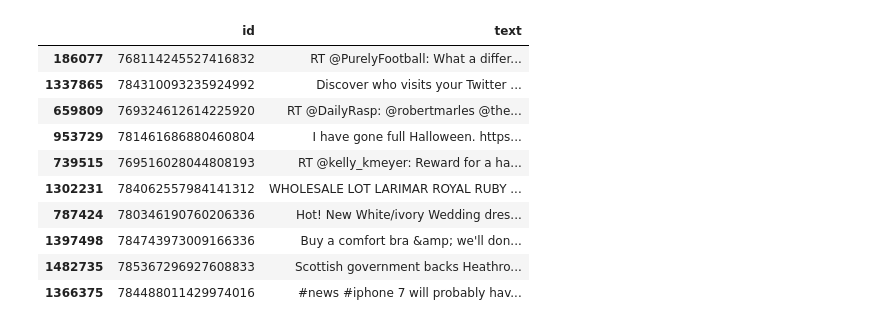
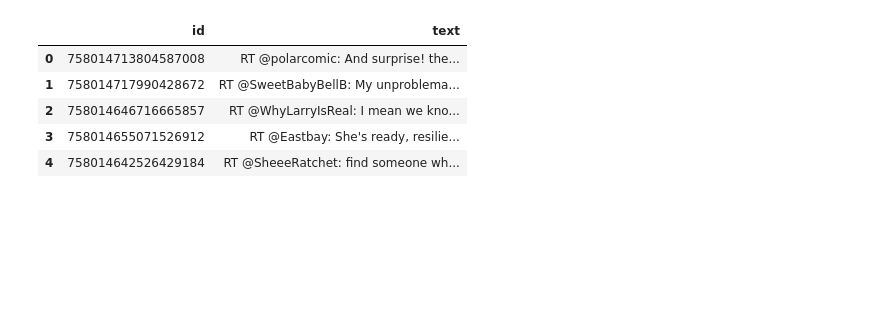
Before and after one commit to samMM-cs/nlp, a Jupyter notebook: tweet_sentiment_analysis.ipynb, the cells around one changed output. Cells and saved outputs as stored; diff of their text form; code cells hidden in the pictures; blank space fills up the shorter version.

```diff
--- a/tweet_sentiment_analysis.ipynb
+++ b/tweet_sentiment_analysis.ipynb
@@ -1,25 +1,20 @@
 # %%
 import pandas as pd
 import re
 import emoji
 import numpy as np
 import swifter
 import nltk
-d=pd.read_csv("raw_tweets_text.csv",nrows=1500000)
+d=pd.read_csv("raw_tweets_text.csv",nrows=2000000)
 d=d.drop_duplicates(subset="text")
-d.sample(10)
+d.head()
 # %% [output]
 |  | id | text |
-| 186077 | 768114245527416832 | RT @PurelyFootball: What a differ... |
-| 1337865 | 784310093235924992 | Discover who visits your Twitter ... |
-| 659809 | 769324612614225920 | RT @DailyRasp: @robertmarles @the... |
-| 953729 | 781461686880460804 | I have gone full Halloween. https... |
-| 739515 | 769516028044808193 | RT @kelly_kmeyer: Reward for a ha... |
-| 1302231 | 784062557984141312 | WHOLESALE LOT LARIMAR ROYAL RUBY ... |
-| 787424 | 780346190760206336 | Hot! New White/ivory Wedding dres... |
-| 1397498 | 784743973009166336 | Buy a comfort bra &amp; we'll don... |
-| 1482735 | 785367296927608833 | Scottish government backs Heathro... |
-| 1366375 | 784488011429974016 | #news #iphone 7 will probably hav... |
+| 0 | 758014713804587008 | RT @polarcomic: And surprise! the... |
+| 1 | 758014717990428672 | RT @SweetBabyBellB: My unproblema... |
+| 2 | 758014646716665857 | RT @WhyLarryIsReal: I mean we kno... |
+| 3 | 758014655071526912 | RT @Eastbay: She's ready, resilie... |
+| 4 | 758014642526429184 | RT @SheeeRatchet: find someone wh... |
 # %%
 # Example slang dictionary
 slang_dict = {
```
Also changed, not shown: parts of 8 cells of this notebook, 1 other file.
